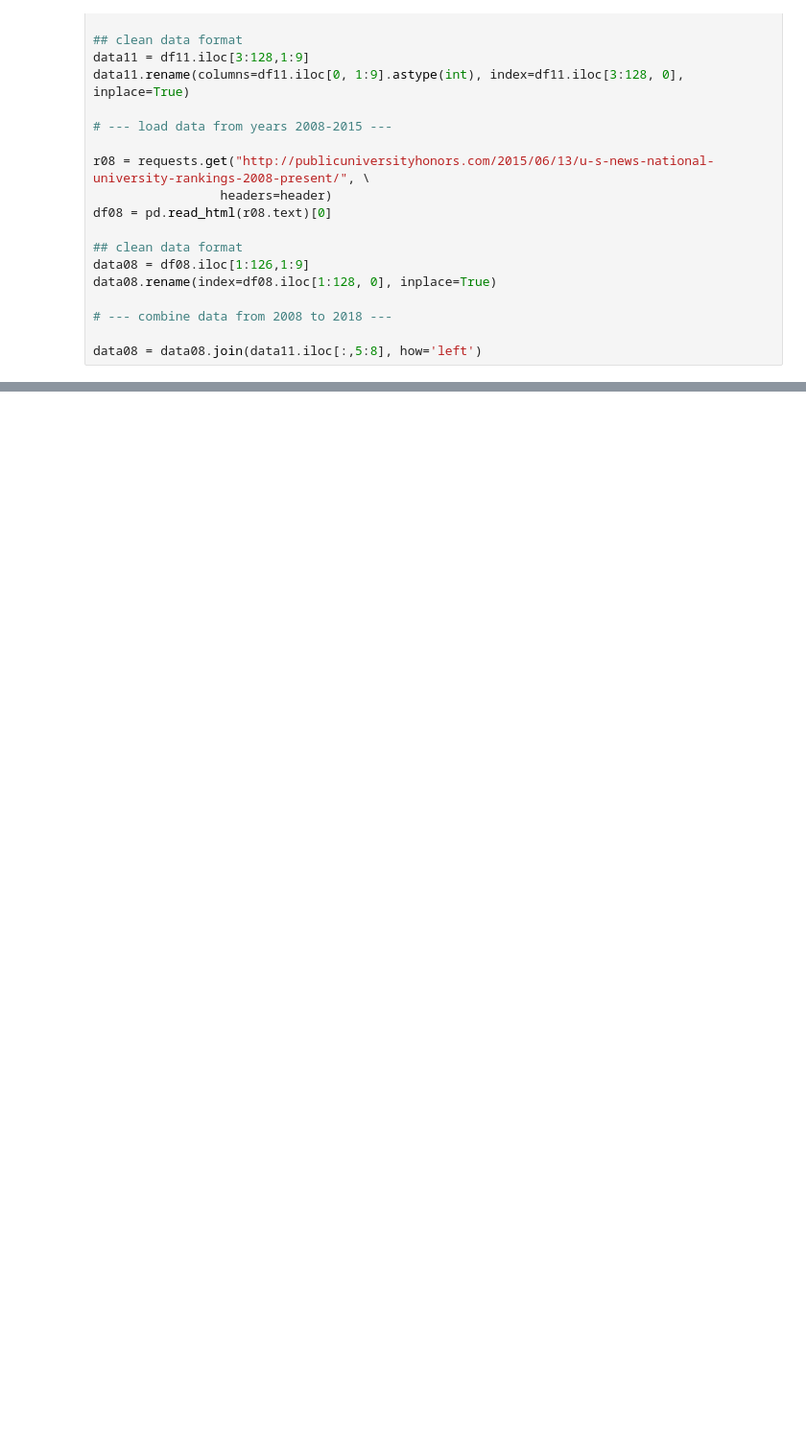
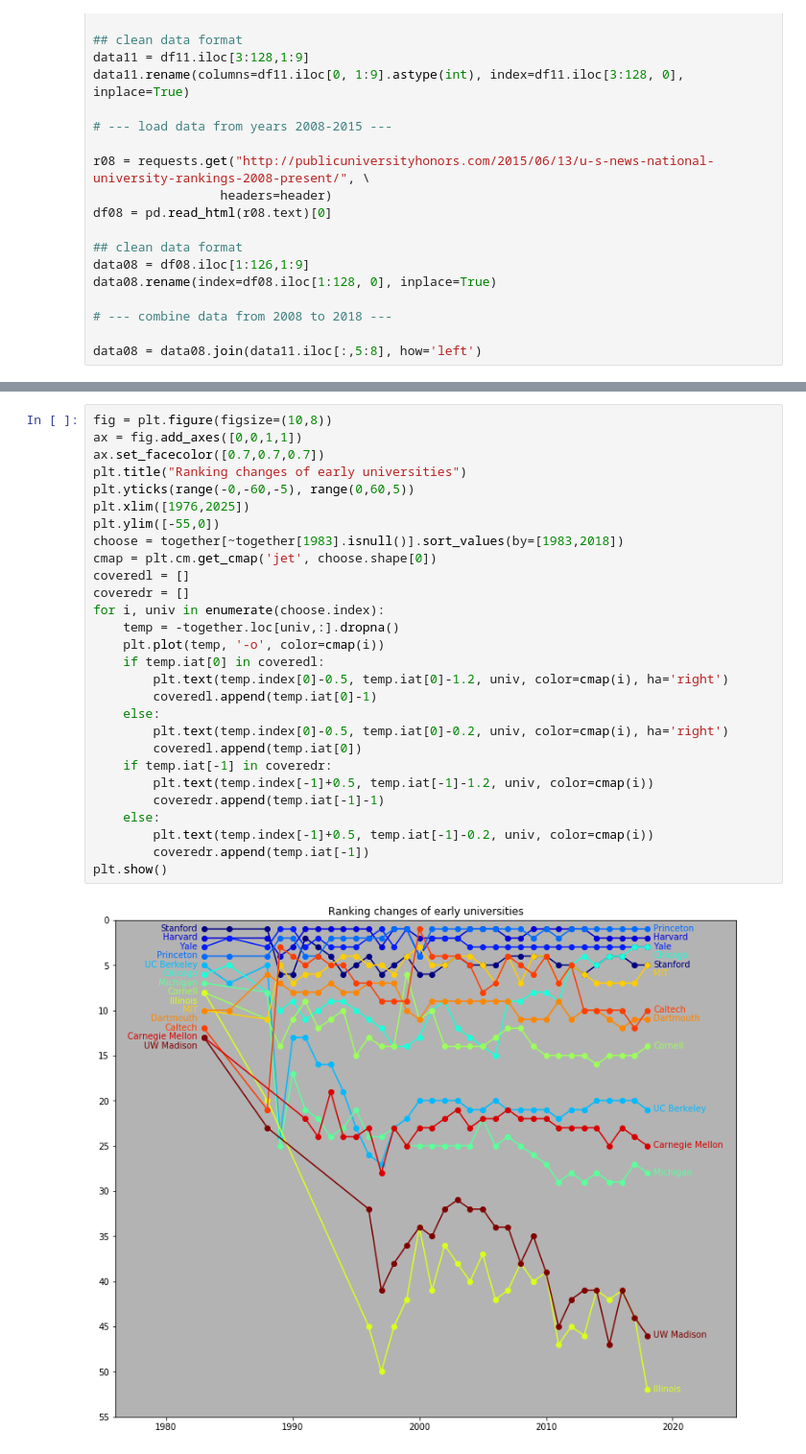
Before and after one commit to clover199/clover199.github.io, a Jupyter notebook: codes/ranking.ipynb, the cells around one changed output, grey strips where cells are left out. Shown at 96% size. Cells and saved outputs as stored; diff of their text form; blank space fills up the shorter version.

```diff
--- a/codes/ranking.ipynb
+++ b/codes/ranking.ipynb
@@ -270,0 +299,30 @@ plt.show()
+# %%
+fig = plt.figure(figsize=(10,8))
+ax = fig.add_axes([0,0,1,1])
+ax.set_facecolor([0.7,0.7,0.7])
+plt.title("Ranking changes of early universities")
+plt.yticks(range(-0,-60,-5), range(0,60,5))
+plt.xlim([1976,2025])
+plt.ylim([-55,0])
+choose = together[~together[1983].isnull()].sort_values(by=[1983,2018])
+cmap = plt.cm.get_cmap('jet', choose.shape[0])
+coveredl = []
+coveredr = []
+for i, univ in enumerate(choose.index):
+    temp = -together.loc[univ,:].dropna()
+    plt.plot(temp, '-o', color=cmap(i))
+    if temp.iat[0] in coveredl:
+        plt.text(temp.index[0]-0.5, temp.iat[0]-1.2, univ, color=cmap(i), ha='right')
+        coveredl.append(temp.iat[0]-1)
+    else:
+        plt.text(temp.index[0]-0.5, temp.iat[0]-0.2, univ, color=cmap(i), ha='right')
+        coveredl.append(temp.iat[0])
+    if temp.iat[-1] in coveredr:
+        plt.text(temp.index[-1]+0.5, temp.iat[-1]-1.2, univ, color=cmap(i))
+        coveredr.append(temp.iat[-1]-1)
+    else:
+        plt.text(temp.index[-1]+0.5, temp.iat[-1]-0.2, univ, color=cmap(i))
+        coveredr.append(temp.iat[-1])
+plt.show()
+# %% [output]
+[figure, added]
```
Also changed, not shown: parts of 11 cells of this notebook, 4 other files.
